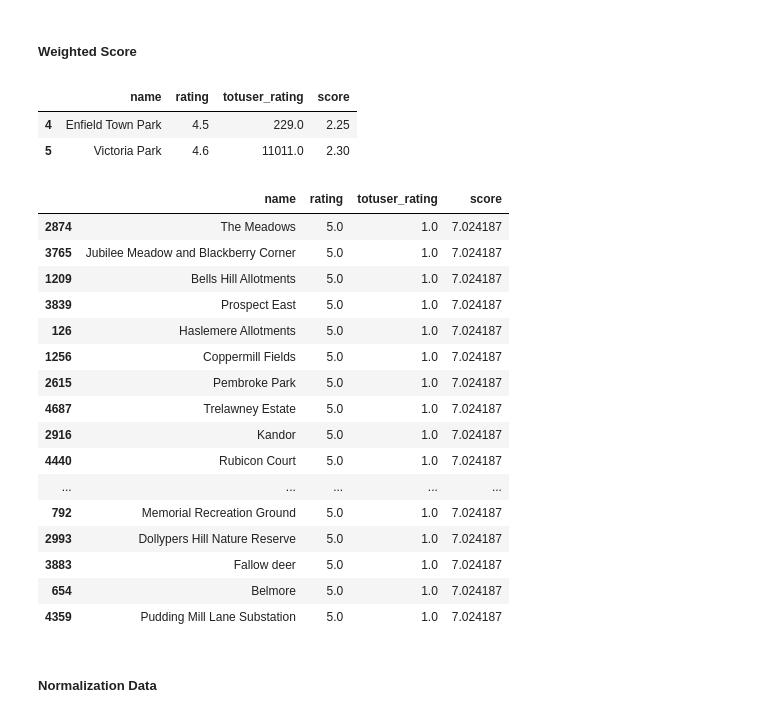
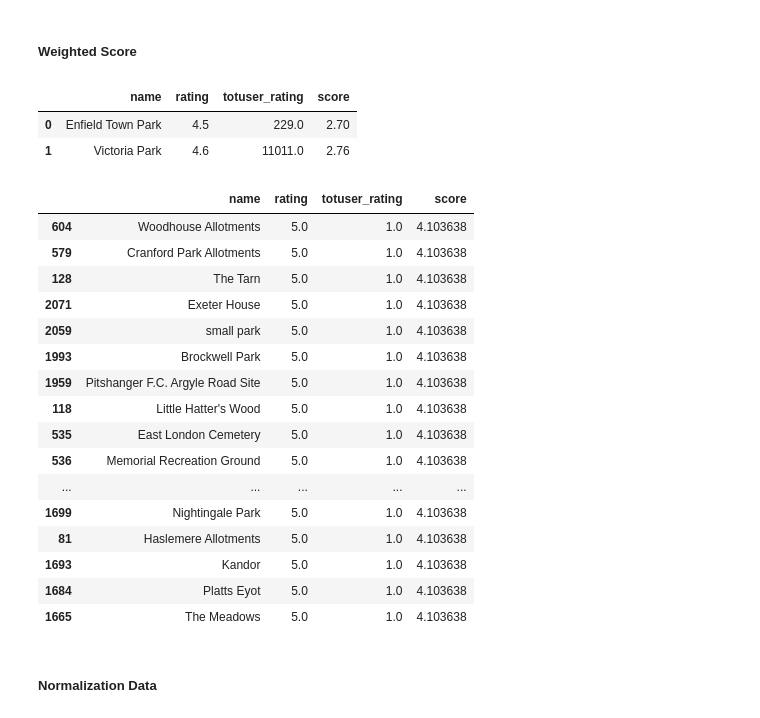
Before and after one commit to cultureincities/nature, a Jupyter notebook: colab/Nature_London.ipynb, the cells around one changed output. Saved outputs shown, nothing was run; the diff lists cells and outputs as text; code cells hidden in the pictures.

Commit message:
update data

```diff
--- a/colab/Nature_London.ipynb
+++ b/colab/Nature_London.ipynb
@@ -578,0 +593,3 @@ Why weighted rating?
+# %%
+data = pd.read_csv('osm_london_clean.csv')
+data = data.drop(columns={'Unnamed: 0'})
@@ -601,3 +681,3 @@ import math
 # %%
-data_clean['rating'] = data_clean['rating'].astype(float)
-data_clean['totuser_rating'] = data_clean['totuser_rating'].astype(float)
+data['rating'] = data['rating'].astype(float)
+data['totuser_rating'] = data['totuser_rating'].astype(float)
@@ -606,30 +684,32 @@ data_clean['score'] = ((5*data_clean['rating'])/10)+(5*np.exp(-data_clean['totus
+# %%
+data['score'] =  ((3*data['rating'])/5)+(3*np.exp(-data['totuser_rating']/1))
 # %%
-test = data_clean.loc[:,['name','rating','totuser_rating','score']]
+test = data.loc[:,['name','rating','totuser_rating','score']]
 test.head(2)
 # %% [output]
 |  | name | rating | totuser_rating | score |
-| 4 | Enfield Town Park | 4.5 | 229.0 | 2.25 |
-| 5 | Victoria Park | 4.6 | 11011.0 | 2.30 |
+| 0 | Enfield Town Park | 4.5 | 229.0 | 2.70 |
+| 1 | Victoria Park | 4.6 | 11011.0 | 2.76 |
 # %%
 test.sort_values('score',ascending=False).head(30)
 # %% [output]
 |  | name | rating | totuser_rating | score |
-| 2874 | The Meadows | 5.0 | 1.0 | 7.024187 |
-| 3765 | Jubilee Meadow and Blackberry Corner | 5.0 | 1.0 | 7.024187 |
-| 1209 | Bells Hill Allotments | 5.0 | 1.0 | 7.024187 |
-| 3839 | Prospect East | 5.0 | 1.0 | 7.024187 |
-| 126 | Haslemere Allotments | 5.0 | 1.0 | 7.024187 |
-| 1256 | Coppermill Fields | 5.0 | 1.0 | 7.024187 |
-| 2615 | Pembroke Park | 5.0 | 1.0 | 7.024187 |
-| 4687 | Trelawney Estate | 5.0 | 1.0 | 7.024187 |
-| 2916 | Kandor | 5.0 | 1.0 | 7.024187 |
-| 4440 | Rubicon Court | 5.0 | 1.0 | 7.024187 |
+| 604 | Woodhouse Allotments | 5.0 | 1.0 | 4.103638 |
+| 579 | Cranford Park Allotments | 5.0 | 1.0 | 4.103638 |
+| 128 | The Tarn | 5.0 | 1.0 | 4.103638 |
+| 2071 | Exeter House | 5.0 | 1.0 | 4.103638 |
+| 2059 | small park | 5.0 | 1.0 | 4.103638 |
+| 1993 | Brockwell Park | 5.0 | 1.0 | 4.103638 |
+| 1959 | Pitshanger F.C. Argyle Road Site | 5.0 | 1.0 | 4.103638 |
+| 118 | Little Hatter's Wood | 5.0 | 1.0 | 4.103638 |
+| 535 | East London Cemetery | 5.0 | 1.0 | 4.103638 |
+| 536 | Memorial Recreation Ground | 5.0 | 1.0 | 4.103638 |
 | ... | ... | ... | ... | ... |
-| 792 | Memorial Recreation Ground | 5.0 | 1.0 | 7.024187 |
-| 2993 | Dollypers Hill Nature Reserve | 5.0 | 1.0 | 7.024187 |
-| 3883 | Fallow deer | 5.0 | 1.0 | 7.024187 |
-| 654 | Belmore | 5.0 | 1.0 | 7.024187 |
-| 4359 | Pudding Mill Lane Substation | 5.0 | 1.0 | 7.024187 |
+| 1699 | Nightingale Park | 5.0 | 1.0 | 4.103638 |
+| 81 | Haslemere Allotments | 5.0 | 1.0 | 4.103638 |
+| 1693 | Kandor | 5.0 | 1.0 | 4.103638 |
+| 1684 | Platts Eyot | 5.0 | 1.0 | 4.103638 |
+| 1665 | The Meadows | 5.0 | 1.0 | 4.103638 |
 # %% [markdown]
 ##### Normalization Data
 # %%
```
Also changed, not shown: parts of 23 cells of this notebook, 5 other files.
